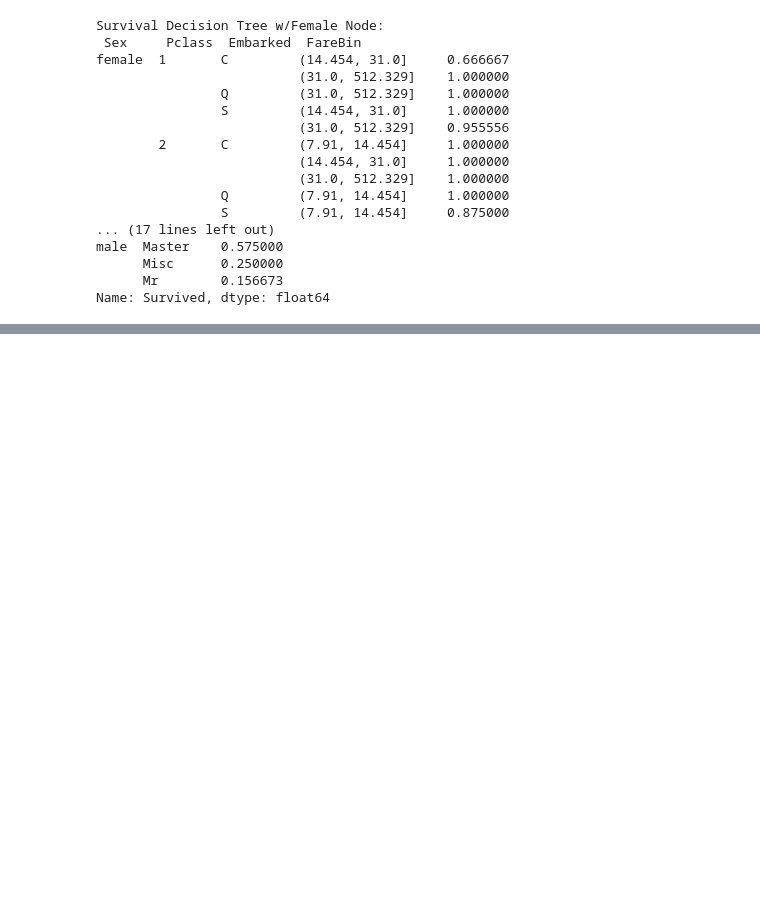
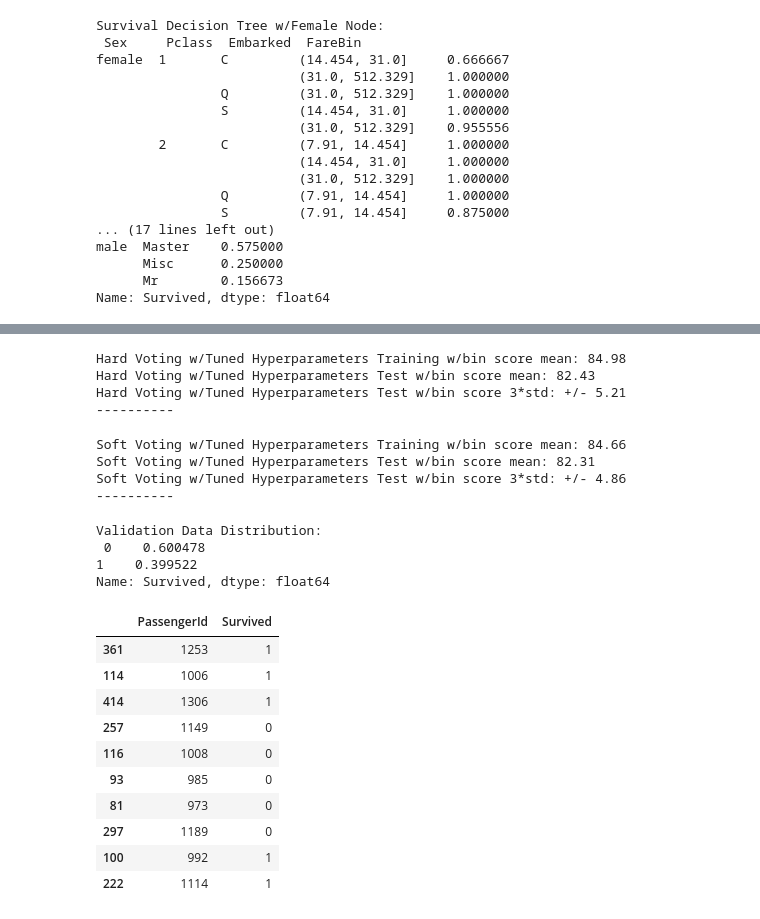
Before and after one commit to Farooq-azam-khan/DeepLearning, a Jupyter notebook: src/Titanic_Dataset/Titanic Dataset Analysis.ipynb, the cells around one changed output, grey strips where cells are left out. Cells and saved outputs as stored; diff of their text form; code cells hidden in the pictures; blank space fills up the shorter version.

```diff
--- a/src/Titanic_Dataset/Titanic Dataset Analysis.ipynb
+++ b/src/Titanic_Dataset/Titanic Dataset Analysis.ipynb
@@ -680,0 +877,19 @@ Name: Survived, dtype: float64
+# %%
+# can use a voting classifer to choose best one
+vote_est = [
+    ('ada', ensemble.AdaBoostClassifier()),
+    ('bc', ensemble.BaggingClassifier()),
+    ('etc',ensemble.ExtraTreesClassifier()),
+    ('gbc', ensemble.GradientBoostingClassifier()),
+    ('rfc', ensemble.RandomForestClassifier()),
+
+    ('gpc', gaussian_process.GaussianProcessClassifier()),
+    ('lr', linear_model.LogisticRegressionCV()),
+
+    ('bnb', naive_bayes.BernoulliNB()),
+    ('gnb', naive_bayes.GaussianNB()),
+
+    ('knn', neighbors.KNeighborsClassifier()),
+
+    ('svc', svm.SVC(probability=True)),
+]
@@ -680,0 +1058,12 @@ Name: Survived, dtype: float64
+# %%
+# Tune Hyper parameters
+
+#Hard Vote or majority rules w/Tuned Hyperparameters
+grid_hard = ensemble.VotingClassifier(estimators = vote_est , voting = 'hard')
+grid_hard_cv = model_selection.cross_validate(grid_hard, data1[data1_x_bin], data1[Target], cv  = cv_split)
+grid_hard.fit(data1[data1_x_bin], data1[Target])
+
+#Soft Vote or weighted probabilities w/Tuned Hyperparameters
+grid_soft = ensemble.VotingClassifier(estimators = vote_est , voting = 'soft')
+grid_soft_cv = model_selection.cross_validate(grid_soft, data1[data1_x_bin], data1[Target], cv  = cv_split)
+grid_soft.fit(data1[data1_x_bin], data1[Target])
@@ -680,0 +1078,20 @@ Name: Survived, dtype: float64
+# %%
+print("Hard Voting w/Tuned Hyperparameters Training w/bin score mean: {:.2f}". format(grid_hard_cv['train_score'].mean()*100))
+print("Hard Voting w/Tuned Hyperparameters Test w/bin score mean: {:.2f}". format(grid_hard_cv['test_score'].mean()*100))
+print("Hard Voting w/Tuned Hyperparameters Test w/bin score 3*std: +/- {:.2f}". format(grid_hard_cv['test_score'].std()*100*3))
+print('-'*10)
+# %% [output]
+Hard Voting w/Tuned Hyperparameters Training w/bin score mean: 84.98
+Hard Voting w/Tuned Hyperparameters Test w/bin score mean: 82.43
+Hard Voting w/Tuned Hyperparameters Test w/bin score 3*std: +/- 5.21
+----------
+# %%
+print("Soft Voting w/Tuned Hyperparameters Training w/bin score mean: {:.2f}". format(grid_soft_cv['train_score'].mean()*100))
+print("Soft Voting w/Tuned Hyperparameters Test w/bin score mean: {:.2f}". format(grid_soft_cv['test_score'].mean()*100))
+print("Soft Voting w/Tuned Hyperparameters Test w/bin score 3*std: +/- {:.2f}". format(grid_soft_cv['test_score'].std()*100*3))
+print('-'*10)
+# %% [output]
+Soft Voting w/Tuned Hyperparameters Training w/bin score mean: 84.66
+Soft Voting w/Tuned Hyperparameters Test w/bin score mean: 82.31
+Soft Voting w/Tuned Hyperparameters Test w/bin score 3*std: +/- 4.86
+----------
@@ -680,0 +1133,27 @@ Name: Survived, dtype: float64
+# %%
+# prepare model for submission
+data_val['Survived'] = mytree(data_val).astype(int)
+data_val['Survived'] = grid_hard.predict(data_val[data1_x_bin])
+# %%
+# submit file
+submit = data_val[['PassengerId','Survived']]
+submit.to_csv("./data/submit.csv", index=False)
+# %%
+print('Validation Data Distribution: \n', data_val['Survived'].value_counts(normalize = True))
+submit.sample(10)
+# %% [output]
+Validation Data Distribution:
+ 0    0.600478
+1    0.399522
+Name: Survived, dtype: float64
+|  | PassengerId | Survived |
+| 361 | 1253 | 1 |
+| 114 | 1006 | 1 |
+| 414 | 1306 | 1 |
+| 257 | 1149 | 0 |
+| 116 | 1008 | 0 |
+| 93 | 985 | 0 |
+| 81 | 973 | 0 |
+| 297 | 1189 | 0 |
+| 100 | 992 | 1 |
+| 222 | 1114 | 1 |
```
Also changed, not shown: parts of 43 cells of this notebook, 2 other files.
